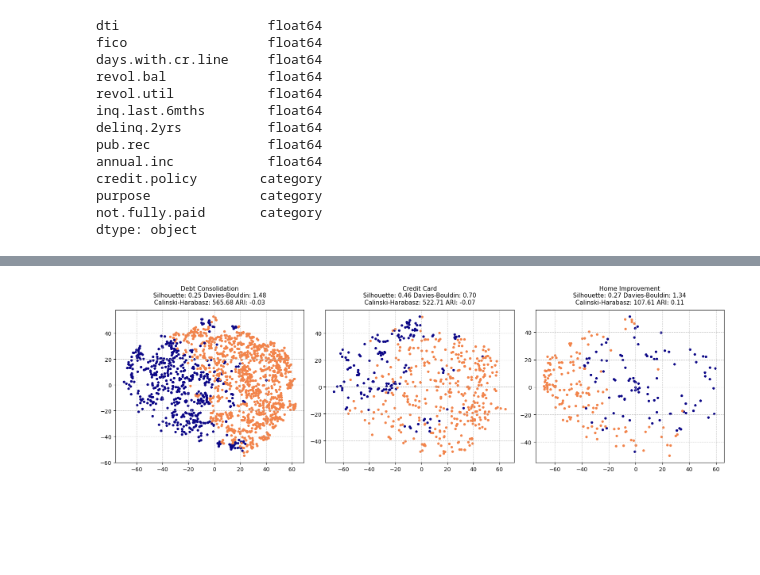
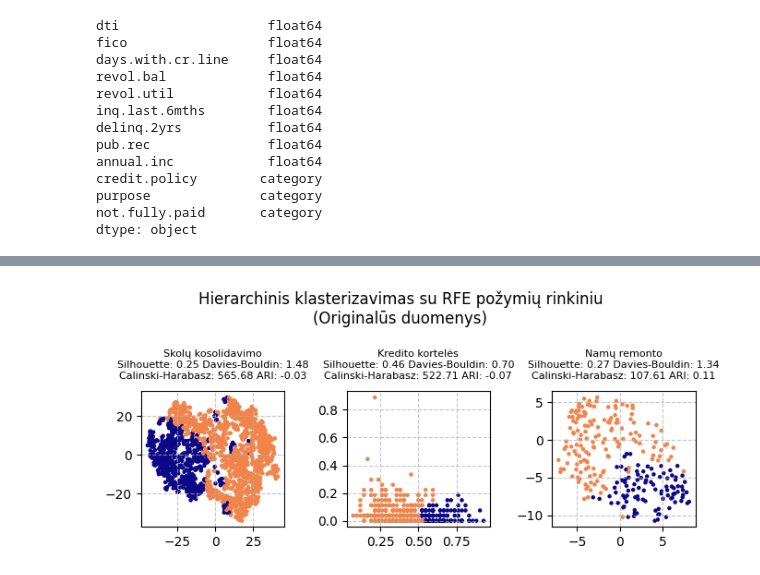
Before and after one commit to EvelinaDu/Papildomi_duomenu_vizualizavimo_skyriai, a Jupyter notebook: 3_laboratorinis/Hierarchical.ipynb, the cells around one changed output, grey strips where cells are left out. Saved outputs shown, nothing was run; the diff lists cells and outputs as text; code cells hidden in the pictures; blank space fills up the shorter version.

```diff
--- a/3_laboratorinis/Hierarchical.ipynb
+++ b/3_laboratorinis/Hierarchical.ipynb
@@ -135,0 +232,10 @@ plt.show()
+# %%
+full_feature_dfs = {
+    'debt_consolidation': tsne_debt_consolidation,
+    'credit_card': tsne_credit_card,
+    'home_improvement': tsne_home_improvement,
+}
+
+wards_clustering_debt_tsne = linkage(full_feature_dfs['debt_consolidation'], method="ward", metric="euclidean")
+wards_clustering_credit_tsne = linkage(full_feature_dfs['credit_card'], method="ward", metric="euclidean")
+wards_clustering_home_tsne = linkage(full_feature_dfs['home_improvement'], method="ward", metric="euclidean")
@@ -143 +310,11 @@ wards_clustering_home = linkage(rfecv_home.iloc[:,:-1], method="ward", metric="e
+# %%
+full_feature_dfs = {
+    'debt_consolidation': rfecv_debt.select_dtypes(include=[np.number]),
+    'credit_card': rfecv_credit.select_dtypes(include=[np.number]),
+    'home_improvement': rfecv_home.select_dtypes(include=[np.number]),
+}
+
+wards_clustering_debt_rfe = linkage(full_feature_dfs['debt_consolidation'], method="ward", metric="euclidean")
+wards_clustering_credit_rfe = linkage(full_feature_dfs['credit_card'], method="ward", metric="euclidean")
+wards_clustering_home_rfe = linkage(full_feature_dfs['home_improvement'], method="ward", metric="euclidean")
 # %%
@@ -158,37 +342,33 @@ labels_home = fcluster(wards_clustering_home, t=2, criterion='maxclust')
 # %%
-tsne_results.loc[tsne_results['cat'] == 'debt_consolidation', 'cluster_label'] = labels_debt
-tsne_results.loc[tsne_results['cat'] == 'credit_card', 'cluster_label'] = labels_credit
-tsne_results.loc[tsne_results['cat'] == 'home_improvement', 'cluster_label'] = labels_home
+labels_debt = fcluster(wards_clustering_debt_rfe, t=2, criterion='maxclust')
+labels_credit = fcluster(wards_clustering_credit_rfe, t=2, criterion='maxclust')
+labels_home = fcluster(wards_clustering_home_rfe, t=2, criterion='maxclust')
 
-fig, axes = plt.subplots(1, 3, figsize=(16, 5))
+true_labels = [rfecv_debt['credit.policy'],
+               rfecv_credit['credit.policy'],
+               rfecv_home['credit.policy']]
+
+tsne_results = [rfecv_debt_tsne, rfecv_credit_tsne, rfecv_home_tsne]
+labels = [labels_debt, labels_credit, labels_home]
+
+fig, axes = plt.subplots(1, 3, figsize=(6.7, 3))
 categories = ['debt_consolidation', 'credit_card', 'home_improvement']
 
-true_labels = [rfecv_debt['credit.policy'], rfecv_credit['credit.policy'], rfecv_home['credit.policy']]
-
-scores = [
-    (silhouette_score(rfecv_debt.iloc[:,:-1], labels_debt),
-     davies_bouldin_score(rfecv_debt.iloc[:,:-1], labels_debt),
-     calinski_harabasz_score(rfecv_debt.iloc[:,:-1], labels_debt),
-     adjusted_rand_score(true_labels[0], labels_debt)),
-    (silhouette_score(rfecv_credit.iloc[:,:-1], labels_credit),
-     davies_bouldin_score(rfecv_credit.iloc[:,:-1], labels_credit),
-     calinski_harabasz_score(rfecv_credit.iloc[:,:-1], labels_credit),
-     adjusted_rand_score(true_labels[1], labels_credit)),
-    (silhouette_score(rfecv_home.iloc[:,:-1], labels_home),
-     davies_bouldin_score(rfecv_home.iloc[:,:-1], labels_home),
-     calinski_harabasz_score(rfecv_home.iloc[:,:-1], labels_home),
-     adjusted_rand_score(true_labels[2], labels_home)),
-]
+scores = all_scores([full_feature_dfs['debt_consolidation'], full_feature_dfs['credit_card'], full_feature_dfs['home_improvement']],
+                    [labels_debt, labels_credit, labels_home], true_labels)
 
 for i, cat in enumerate(categories):
-    subset = tsne_results[tsne_results['cat'] == cat]
+    subset = tsne_results[i]
+    label = labels[i]
 
-    axes[i].scatter(subset['tsne_1'], subset['tsne_2'], c=subset['cluster_label'], cmap=plasma_truncated, s=13)
-    title_text = f"{cat.replace('_', ' ').title()}\nSilhouette: {scores[i][0]:.2f} Davies-Bouldin: {scores[i][1]:.2f}\nCalinski-Harabasz: {scores[i][2]:.2f} ARI: {scores[i][3]:.2f}"
-    axes[i].set_title(title_text, fontsize=11, pad=10)
+    axes[i].scatter(subset[:, 0], subset[:, 1], c=label, cmap=plasma_truncated, s=5)
+    title_text = f"{group_names[i]}\nSilhouette: {scores[i][0]:.2f} Davies-Bouldin: {scores[i][1]:.2f}\nCalinski-Harabasz: {scores[i][2]:.2f} ARI: {scores[i][3]:.2f}"
+    axes[i].set_title(title_text, fontsize=8, pad=10)
     axes[i].grid(True, linestyle='--', alpha=0.7)
 
+plt.suptitle("Hierarchinis klasterizavimas su RFE požymių rinkiniu\n(Originalūs duomenys)")
 plt.tight_layout()
+plt.savefig('hier_rfe.png', dpi=300)
 plt.show()
 # %% [output]
-[figure, old version]
+[figure, new version]
```
Also changed, not shown: parts of 56 cells of this notebook.
